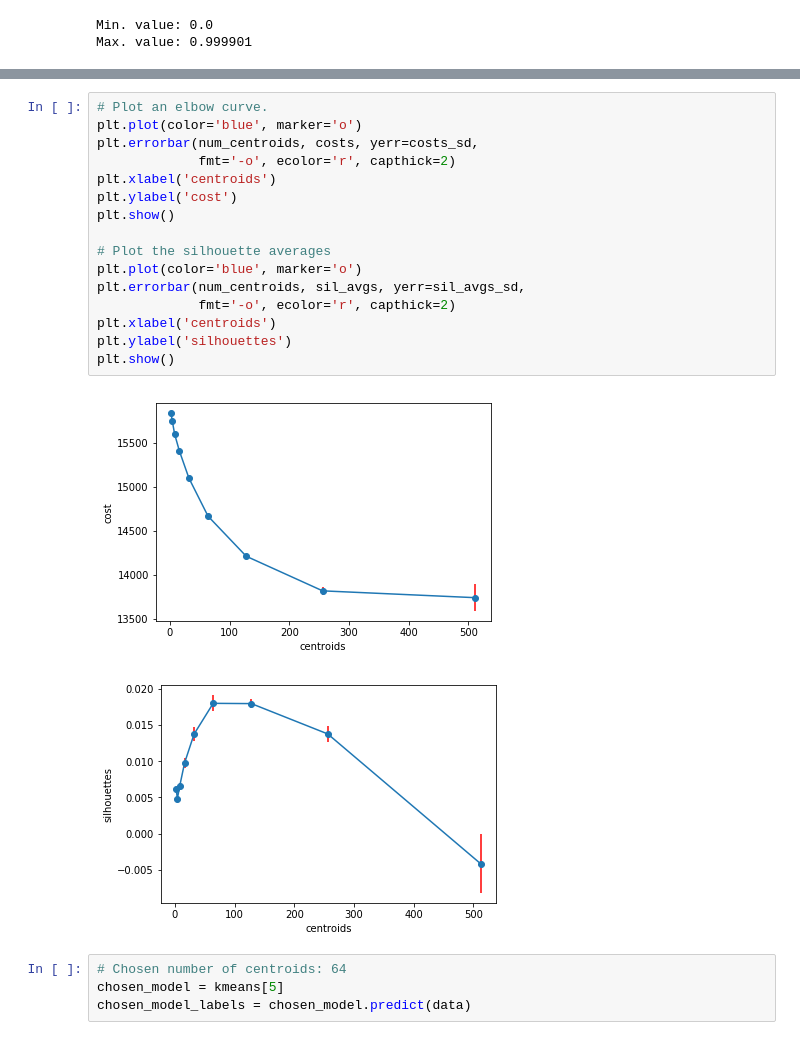
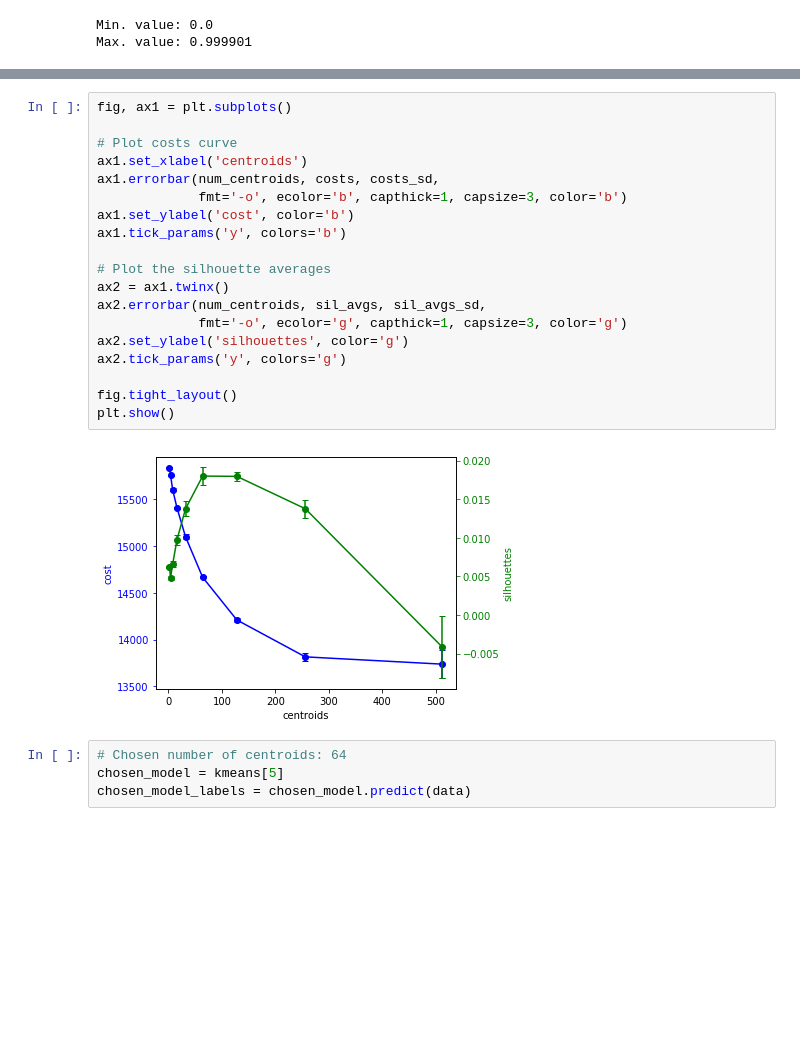
Before and after one commit to rossanez/MO444-2s2017, a Jupyter notebook: Trab03/MO444_2017_Trab03_Grupo05.ipynb, the cells around one changed output, grey strips where cells are left out. Cells and saved outputs as stored; diff of their text form; blank space fills up the shorter version.

Commit message:
Merging graphs

```diff
--- a/Trab03/MO444_2017_Trab03_Grupo05.ipynb
+++ b/Trab03/MO444_2017_Trab03_Grupo05.ipynb
@@ -113,25 +113,27 @@ for i in num_centroids:
 128 clusters: Cost 14210.46 ±20.63 ; Silhouette avg 0.01795 ±0.00060
 256 clusters: Cost 13816.03 ±42.99 ; Silhouette avg 0.01376 ±0.00115
 512 clusters: Cost 13738.17 ±150.86 ; Silhouette avg -0.00415 ±0.00405
-# %%
-# Plot an elbow curve.
-plt.plot(color='blue', marker='o')
-plt.errorbar(num_centroids, costs, yerr=costs_sd,
-             fmt='-o', ecolor='r', capthick=2)
-plt.xlabel('centroids')
-plt.ylabel('cost')
-plt.show()
-
-# Plot the silhouette averages
-plt.plot(color='blue', marker='o')
-plt.errorbar(num_centroids, sil_avgs, yerr=sil_avgs_sd,
-             fmt='-o', ecolor='r', capthick=2)
-plt.xlabel('centroids')
-plt.ylabel('silhouettes')
-plt.show()
-# %% [output]
-[figure, removed]
-[figure, removed]
+# %%
+fig, ax1 = plt.subplots()
+
+# Plot costs curve
+ax1.set_xlabel('centroids')
+ax1.errorbar(num_centroids, costs, costs_sd,
+             fmt='-o', ecolor='b', capthick=1, capsize=3, color='b')
+ax1.set_ylabel('cost', color='b')
+ax1.tick_params('y', colors='b')
+
+# Plot the silhouette averages
+ax2 = ax1.twinx()
+ax2.errorbar(num_centroids, sil_avgs, sil_avgs_sd,
+             fmt='-o', ecolor='g', capthick=1, capsize=3, color='g')
+ax2.set_ylabel('silhouettes', color='g')
+ax2.tick_params('y', colors='g')
+
+fig.tight_layout()
+plt.show()
+# %% [output]
+[figure, added]
 # %%
 # Chosen number of centroids: 64
 chosen_model = kmeans[5]
```
Also changed, not shown: parts of 1 cell of this notebook.
